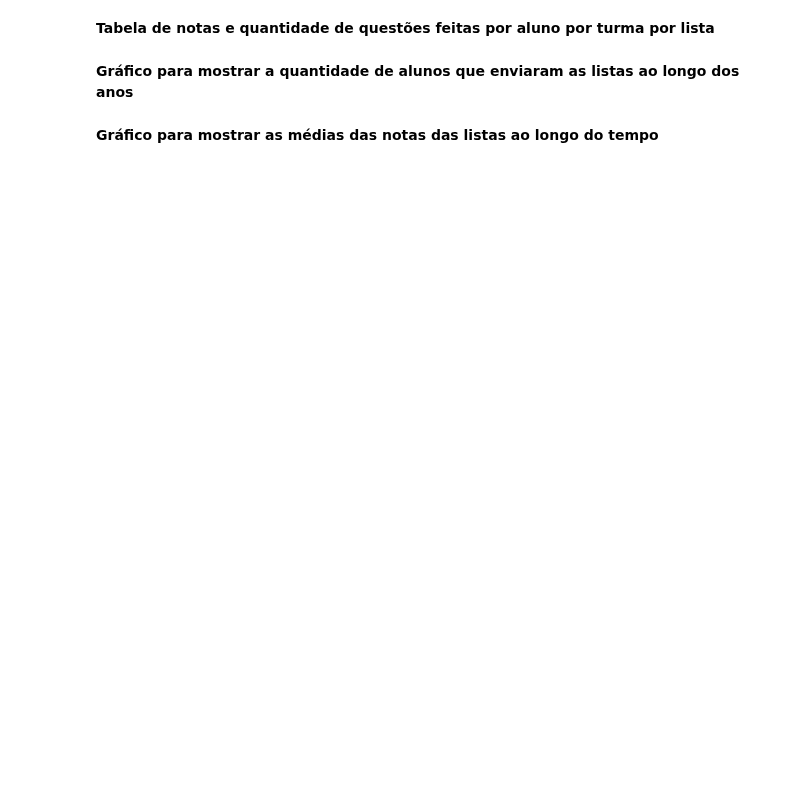
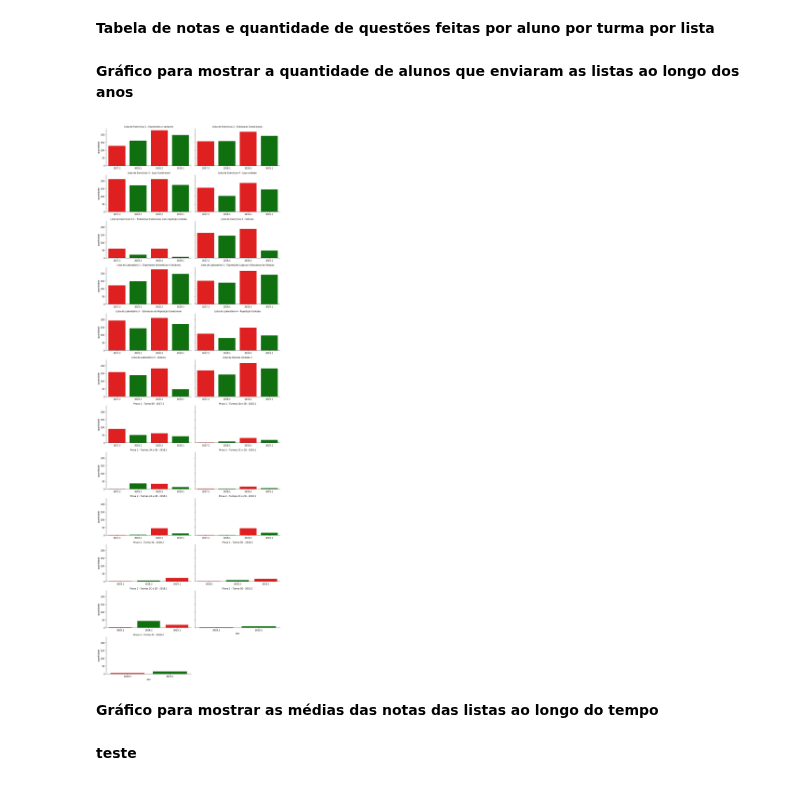
Before and after one commit to repitta/CienciaDeDadosEducacionais, a Jupyter notebook: Análise_LopUsuarioNota.ipynb, the cells around one changed output. Cells and saved outputs as stored; diff of their text form; code cells hidden in the pictures; blank space fills up the shorter version.

```diff
--- a/Análise_LopUsuarioNota.ipynb
+++ b/Análise_LopUsuarioNota.ipynb
@@ -91,31 +136,33 @@ quanListAluno.head()
 **Gráfico para mostrar a quantidade de alunos que enviaram as listas ao longo dos anos**
 # %%
 #Contar quantos alunos submeteram cada lista ao longo do tempo
-quanLista = lopNotas.groupby(['titulo','ano']).count()
+quanLista = lopNotasLista.groupby(['titulo','ano']).count()
 quanLista = quanLista.reset_index()
 #print(quanLista.head())
 
 #contar quantos alunos estão cadastrados ao longo do tempo
-c = lopNotas.groupby('ano')["idAluno"].unique()
+c = lopNotasLista.groupby('ano')["idAluno"].unique()
 c = c.reset_index()
 alunoAno ={}
 dtAlunoAno = pd.DataFrame()
 for i in c["ano"].unique():
   q = c.loc[c["ano"] == i ,"idAluno"]
   alunoAno[i] = len(q.iloc[0])
 dtAlunoAno["ano"] = alunoAno.keys()
 dtAlunoAno["totalAlunos"] = alunoAno.values()
 #dtAlunoAno
 
 quanListAluno = pd.merge(dtAlunoAno,quanLista,on=['ano'], how="outer")
 quanListAluno = quanListAluno.reset_index()
 
 # Creating graphics with Seaborn
 gQuandLista = sns.FacetGrid(quanListAluno, col = "titulo", col_wrap =2, height=3, aspect=2, sharex=False)
 bp=gQuandLista.map(sns.barplot,"ano","idAluno" ,palette=sns.color_palette(['red','green']))
 
 bp.add_legend()
 bp.set_titles("{col_name}")
 bp.set_ylabels("quantidade")
 bp.set_xlabels("ano")
 plt.show()
+# %% [output]
+[figure, added]
@@ -137,3 +177,5 @@ mediaNota = mediaNota.reset_index()
 gMediaNota = sns.FacetGrid(mediaNota, col = "titulo", col_wrap=2, height=3, aspect=2, sharex=False)
 gMediaNota.map(sns.barplot,"ano", "NotaLista")
 plt.show()
+# %% [markdown]
+**teste**
```
Also changed, not shown: parts of 18 cells of this notebook.
